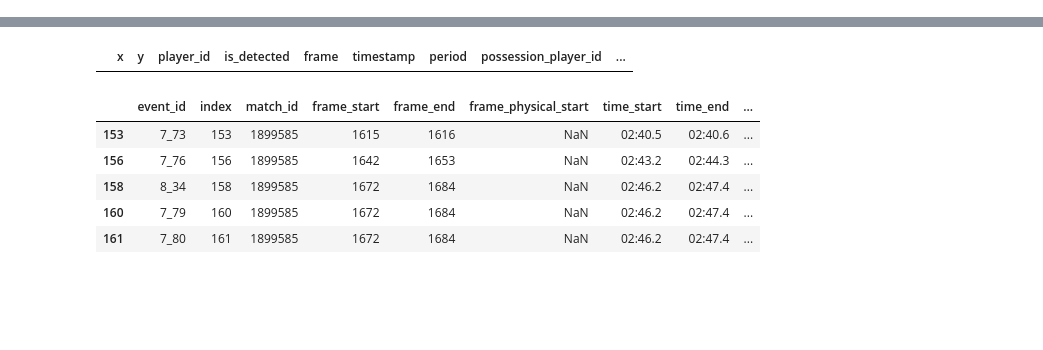
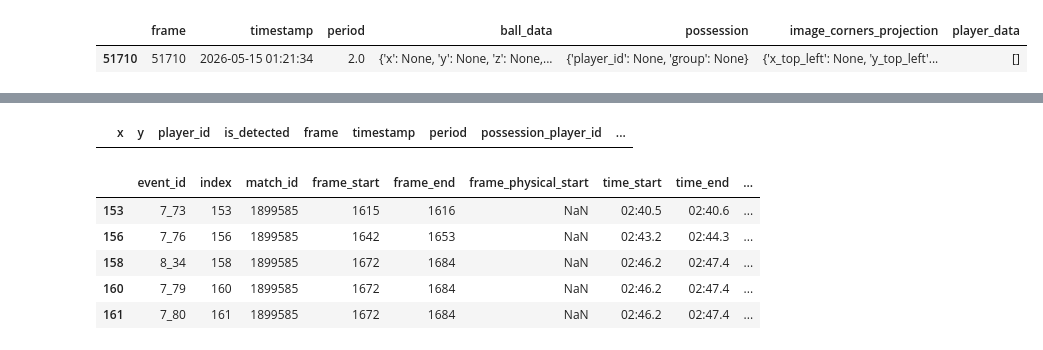
Before and after one commit to MihirT906/PlayTactix, a Jupyter notebook: backend/services/test_data_ingestion.ipynb, the cells around one changed output, grey strips where cells are left out. Drawn from its saved outputs; the diff is of its cells as text; code cells hidden in the pictures; blank space fills up the shorter version.

```diff
--- a/backend/services/test_data_ingestion.ipynb
+++ b/backend/services/test_data_ingestion.ipynb
@@ -33,3 +106,8 @@ silver_event_data = di._get_silver_event_data(bronze_event_data)
+# %%
+bronze_tracking_data[bronze_tracking_data['frame'] == 51710]
+# %% [output]
+|  | frame | timestamp | period | ball_data | possession | image_corners_projection | player_data |
+| 51710 | 51710 | 2026-05-15 01:21:34 | 2.0 | {'x': None, 'y': None, 'z': None,... | {'player_id': None, 'group': None} | {'x_top_left': None, 'y_top_left'... | [] |
 # %%
 bronze_tracking_data[bronze_tracking_data['frame'] == 100]
 # %% [output]
```
Also changed, not shown: parts of 7 cells of this notebook, 8 other files.
